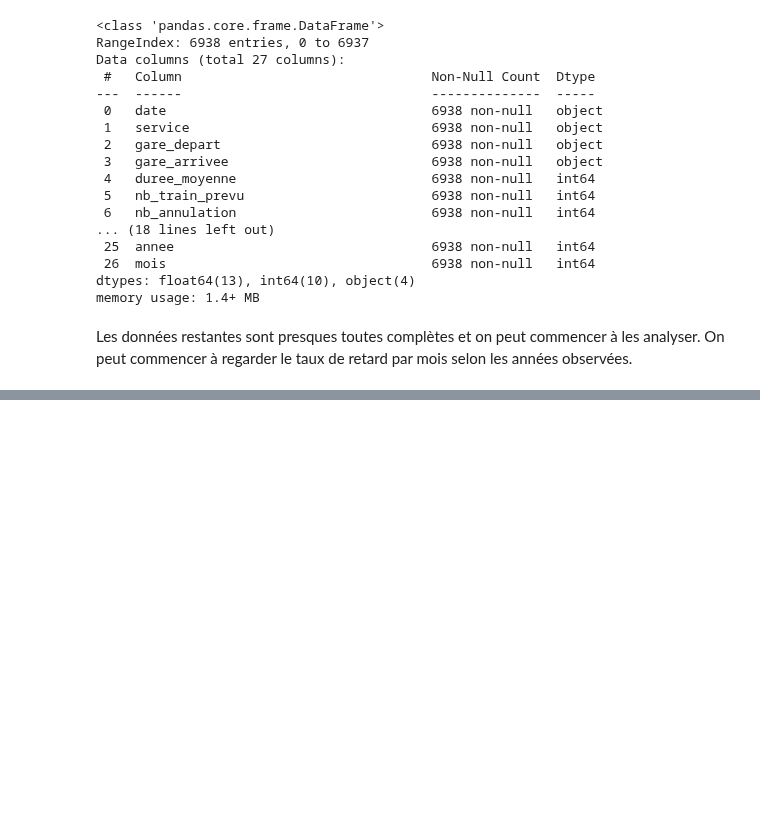
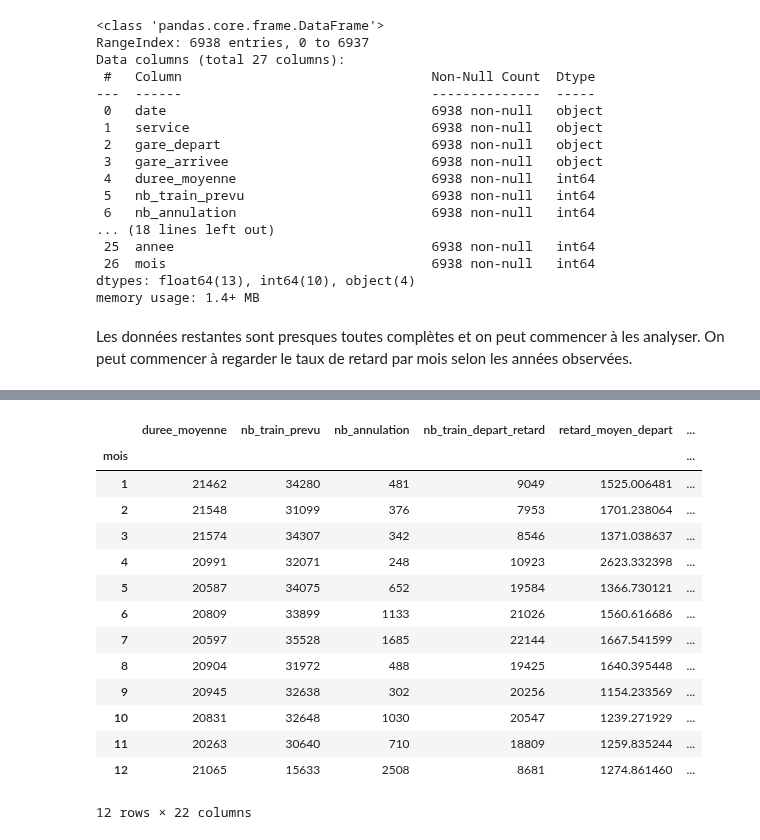
Before and after one commit to DiegoRenaud/Exercice, a Jupyter notebook: Analyse_retards.ipynb, the cells around one changed output, grey strips where cells are left out. Saved outputs shown, nothing was run; the diff lists cells and outputs as text; code cells hidden in the pictures; blank space fills up the shorter version.

```diff
--- a/Analyse_retards.ipynb
+++ b/Analyse_retards.ipynb
@@ -94,0 +107,22 @@ df_retards_2022 = df_retards.loc(['annee'] == 2022)
+# %%
+df_retards_2022 = df_retards_2022.groupby(['mois']).sum()
+df_retards_2021 = df_retards_2021.groupby(['mois']).sum()
+df_retards_2020 = df_retards_2020.groupby(['mois']).sum()
+df_retards_2019 = df_retards_2019.groupby(['mois']).sum()
+df_retards_2019
+# %% [output]
+|  | duree_moyenne | nb_train_prevu | nb_annulation | nb_train_depart_retard | retard_moyen_depart | ... |
+| mois |  |  |  |  |  | ... |
+| 1 | 21462 | 34280 | 481 | 9049 | 1525.006481 | ... |
+| 2 | 21548 | 31099 | 376 | 7953 | 1701.238064 | ... |
+| 3 | 21574 | 34307 | 342 | 8546 | 1371.038637 | ... |
+| 4 | 20991 | 32071 | 248 | 10923 | 2623.332398 | ... |
+| 5 | 20587 | 34075 | 652 | 19584 | 1366.730121 | ... |
+| 6 | 20809 | 33899 | 1133 | 21026 | 1560.616686 | ... |
+| 7 | 20597 | 35528 | 1685 | 22144 | 1667.541599 | ... |
+| 8 | 20904 | 31972 | 488 | 19425 | 1640.395448 | ... |
+| 9 | 20945 | 32638 | 302 | 20256 | 1154.233569 | ... |
+| 10 | 20831 | 32648 | 1030 | 20547 | 1239.271929 | ... |
+| 11 | 20263 | 30640 | 710 | 18809 | 1259.835244 | ... |
+| 12 | 21065 | 15633 | 2508 | 8681 | 1274.861460 | ... |
+12 rows × 22 columns
```
Also changed, not shown: parts of 3 cells of this notebook.
